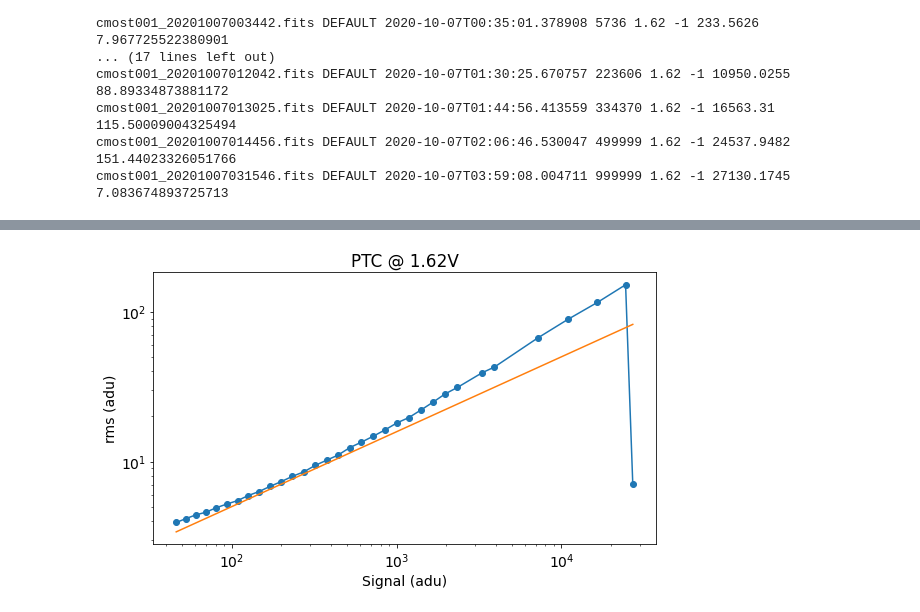
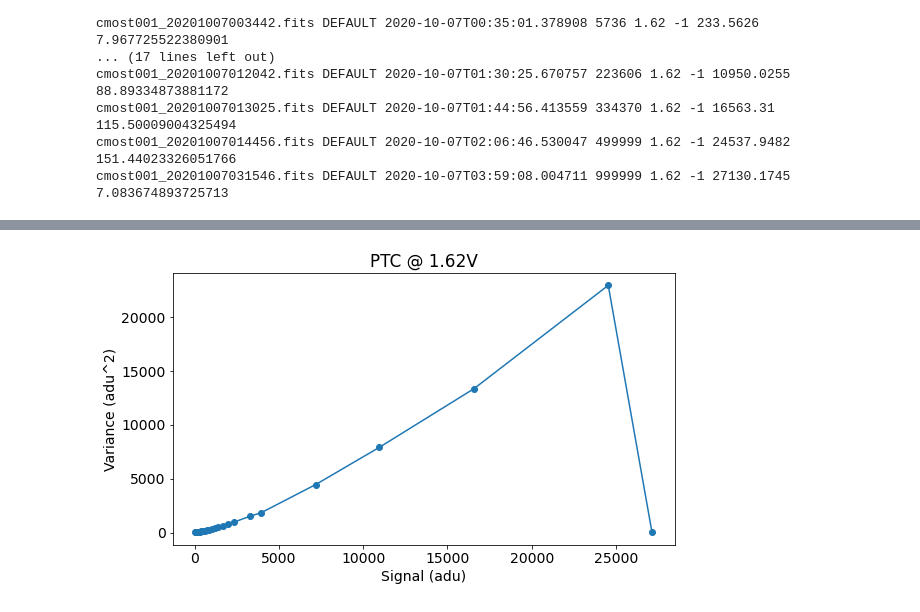
Before and after one commit to uvex-mission/cmost-analysis, a Jupyter notebook: Linearity and PTC examples.ipynb, the cells around one changed output, grey strips where cells are left out. Drawn from its saved outputs; the diff is of its cells as text; code cells hidden in the pictures.

```diff
--- a/Linearity and PTC examples.ipynb
+++ b/Linearity and PTC examples.ipynb
@@ -44,14 +43,11 @@ plt.close()
 # %%
 # Plot the photon transfer curve
 plt.figure(figsize=[9,5])
-plt.loglog()
 plt.title('PTC @ {}V'.format(voltages[0]))
-plt.plot(signals[rms>0],rms[rms>0],'o-')
-# Plot shot noise level
-plt.plot(signals,10**(0.5*np.log10(signals))/2)
+plt.plot(signals[rms>0],rms[rms>0]**2,'o-')
 plt.xlabel('Signal (adu)')
-plt.ylabel('rms (adu)')
+plt.ylabel('Variance (adu^2)')
 plt.show()
 plt.close()
 # %% [output]
-[figure, old version]
+[figure, new version]
```
Also changed, not shown: parts of 1 cell of this notebook.
